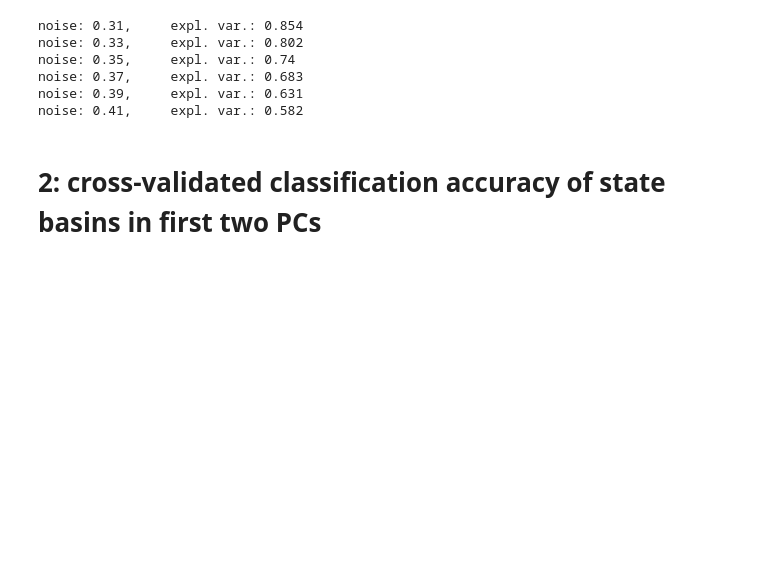
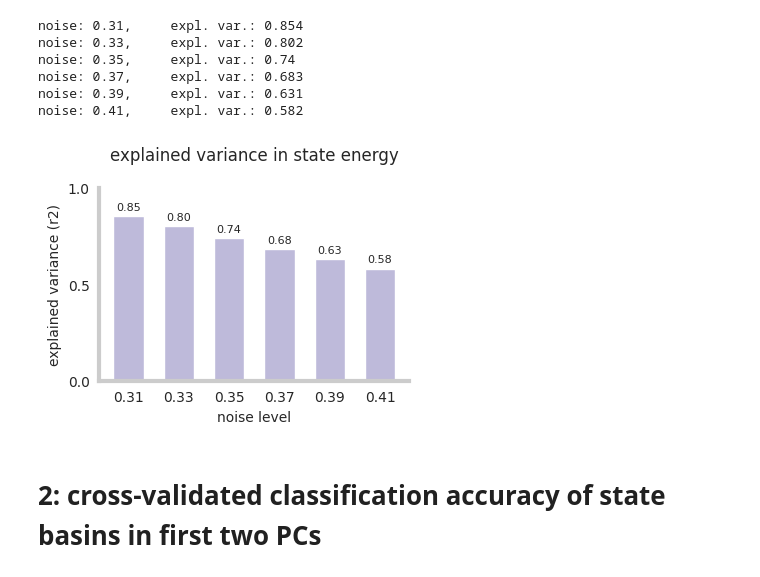
Before and after one commit to pni-lab/connattractor, a Jupyter notebook: notebooks/supplemental_material.ipynb, the cells around one changed output. Cells and saved outputs as stored; diff of their text form; code cells hidden in the pictures; blank space fills up the shorter version.

```diff
--- a/notebooks/supplemental_material.ipynb
+++ b/notebooks/supplemental_material.ipynb
@@ -40,13 +41,15 @@ from sklearn.svm import SVR
 n_dim = 2
 
 model = SVR(kernel="rbf", C=100, gamma=0.1, epsilon=0.1)
-
+expl_var = []
 for noise, embedding in hopfield_embeddings_all.items():
     energy = np.array([embedding.hopnet.energy(s) for s in embedding.state_sample])
     embedded_states = embedding.embedding_model.transform(embedding.state_sample)
     y_pred = cross_val_predict(model, embedded_states[:,:n_dim], energy, cv=10)
 
-    print(f'noise: {noise}, \t expl. var.: {np.round(r2_score(energy, y_pred), decimals=3)}')
+    score = r2_score(energy, y_pred)
+    expl_var.append(score)
+    print(f'noise: {noise}, \t expl. var.: {np.round(score, decimals=3)}')
 # %% [output]
 noise: 0.31,     expl. var.: 0.854
 noise: 0.33,     expl. var.: 0.802
@@ -54,6 +57,38 @@ noise: 0.35,     expl. var.: 0.74
 noise: 0.37,     expl. var.: 0.683
 noise: 0.39,     expl. var.: 0.631
 noise: 0.41,     expl. var.: 0.582
+# %%
+from matplotlib.cm import get_cmap
+
+cmap = plt.colormaps['Set3']
+
+fig, ax = plt.subplots()
+
+xticks = [str(i) for i in hopfield_embeddings_all.keys()]
+
+ax.bar(xticks, expl_var, color=cmap(2), width=0.6)
+
+# Add data labels
+for x, y in zip(xticks, expl_var):
+    ax.text(x, y + 0.03, f'{y:.2f}', ha='center', fontsize=8)
+
+ax.set_ylabel('explained variance (r2)')
+ax.set_xlabel('noise level')
+ax.set_title('explained variance in state energy', pad=20)
+
+ax.set_yticks([0, 0.5, 1])
+ax.set_ylim([0, 1])
+
+ax.grid(False)
+
+ax.spines['left'].set_linewidth(3)
+ax.spines['bottom'].set_linewidth(3)
+ax.spines['right'].set_visible(False)
+ax.spines['top'].set_visible(False)
+
+plt.show()
+# %% [output]
+[figure, added]
 # %% [markdown]
 # 2: cross-validated classification accuracy of state basins in first two PCs
 # %%
```
Also changed, not shown: parts of 10 cells of this notebook, 4 other files.
